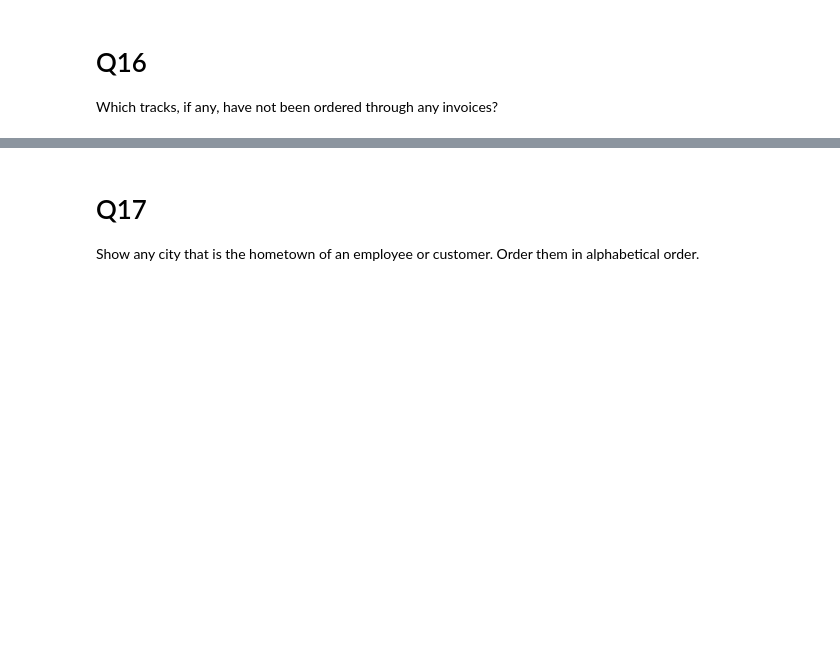
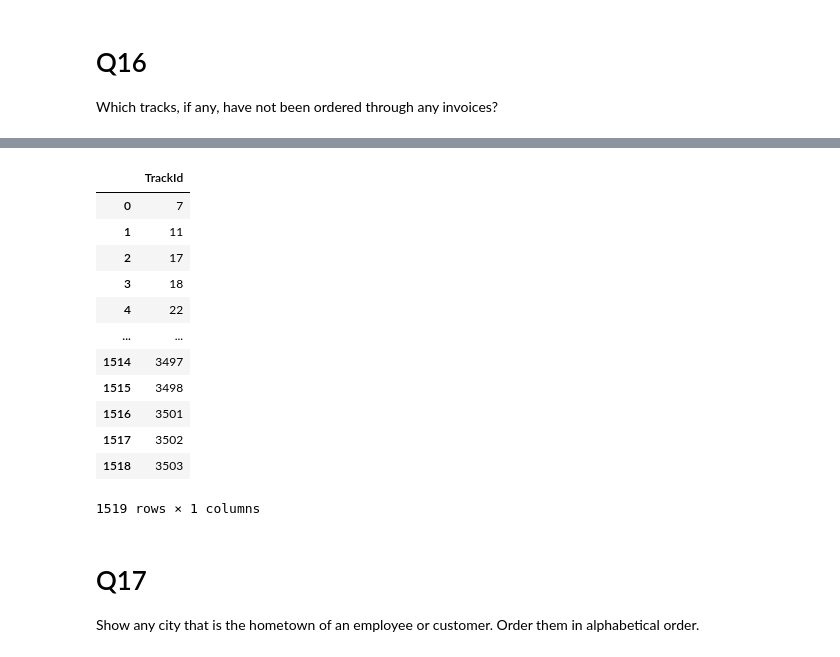
Before and after one commit to kathleen-ryan-DeSales/CS260, a Jupyter notebook: other/Exam1Review_Answers.ipynb, the cells around one changed output, grey strips where cells are left out. Cells and saved outputs as stored; diff of their text form; code cells hidden in the pictures; blank space fills up the shorter version.

```diff
--- a/other/Exam1Review_Answers.ipynb
+++ b/other/Exam1Review_Answers.ipynb
@@ -547,3 +565,30 @@ results
+# %%
+#Option 2 - Can't as easily select the name here
+sql_statement = """SELECT TrackId
+                   FROM tracks
+
+                   EXCEPT
+
+                   SELECT TrackId
+                   FROM invoice_items
+            """
+
+results = pd.read_sql_query(sql_statement, conn)
+results
+# %% [output]
+|  | TrackId |
+| 0 | 7 |
+| 1 | 11 |
+| 2 | 17 |
+| 3 | 18 |
+| 4 | 22 |
+| ... | ... |
+| 1514 | 3497 |
+| 1515 | 3498 |
+| 1516 | 3501 |
+| 1517 | 3502 |
+| 1518 | 3503 |
+1519 rows × 1 columns
 # %% [markdown]
 # Q17
 
```
Also changed, not shown: parts of 6 cells of this notebook.
